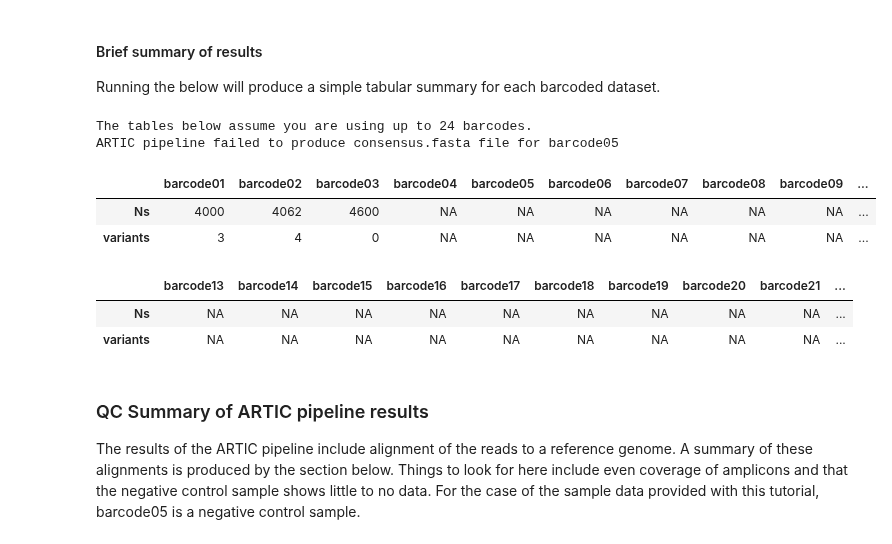
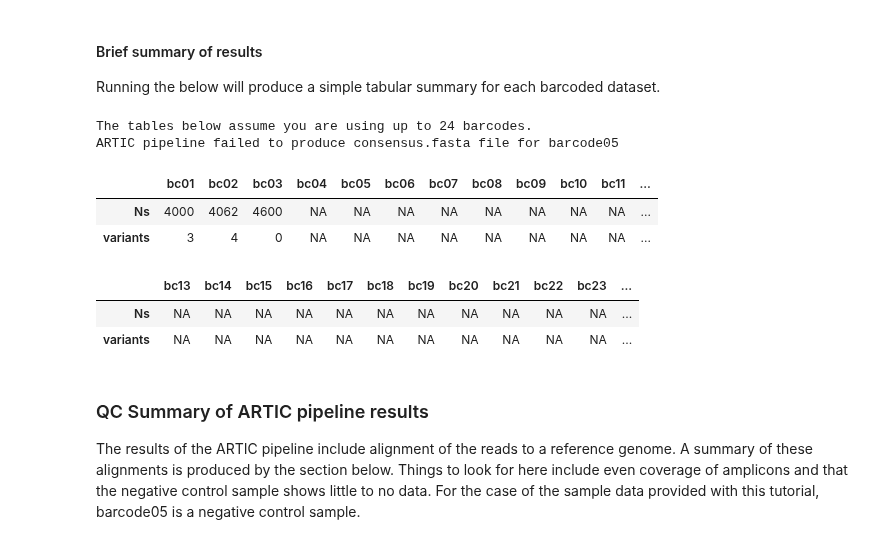
Before and after one commit to genignored/tutorials, a Jupyter notebook: SARS_CoV_2_Analysis_Workflow.ipynb, the cells around one changed output. Cells and saved outputs as stored; diff of their text form; code cells hidden in the pictures.

```diff
--- a/SARS_CoV_2_Analysis_Workflow.ipynb
+++ b/SARS_CoV_2_Analysis_Workflow.ipynb
@@ -119,6 +104,7 @@ import glob
 import os
 import shutil
 
+import aplanat.report
 from epi2melabs import notebook
 
 debug = True
@@ -128,7 +114,7 @@ ref_len = 29903
 input_folder = "/epi2melabs/ncov_tutorial/sample_ncov" #@param {type:"string"}
 output_folder = "/epi2melabs/ncov_tutorial/analysis/" #@param {type:"string"}
 run_name = "run0" #@param {type:"string"}
-overwrite = False #@param {type:"boolean"}
+overwrite = True #@param {type:"boolean"}
 threads =  64#@param {type:"integer"}
 primer_set = "nCoV-2019/V3" #@param ["nCoV-2019/V1", "nCoV-2019/V2", "nCoV-2019/V3"]
 minimum_reads = 30000 #@param {type:"integer"}
@@ -191,3 +177,20 @@ if success:
     !cecho success "Inputs setup correctly."
 else:
     !cecho error "One of more errors occurred finding inputs."
+
+report = aplanat.report.HTMLReport(
+    "SARS-Cov-2 Analysis",
+    "EPI2MELabs summary report for: {}.".format(run_name),
+    require_keys = True)
+report.markdown("""
+###Analysis Parameters
+
+    input: {}
+    primer set: {}
+    minimum reads: {}
+    min. read length: {}
+    max. read length: {}
+    barcode arrangements: {}
+""".format(
+    input_folder, primer_set, minimum_reads, min_read_length, max_read_length,
+    barcode_arrangements) , key="simple preamble")
@@ -458,41 +478,51 @@ for barcode in ('barcode{:02}'.format(x) for x in range(1,25)):
     consensus_file = os.path.join(
         artic_output, barcode, "{}.consensus.fasta".format(run_name))
     vcf_file = os.path.join(
         artic_output, barcode, "{}.pass.vcf.gz".format(run_name))
     recs = 0
     try:
         for record in SeqIO.parse(consensus_file, "fasta"):
             recs += 1
             results[barcode]["Ns"] = record.seq.count("N")
     except FileNotFoundError as e:
         !cecho error "ARTIC pipeline failed to produce consensus.fasta file for $barcode"
         continue
     else:
         if recs != 1:
             !cecho error "ARTIC pipeline produced one than one consensus contig for $barcode"
             continue
     variants = 0
     with gzip.open(vcf_file) as vcf:
         for line in (x.decode() for x in vcf):
             if line.startswith('#'):
                 continue
             variants += 1
     results[barcode]['variants'] = variants
 
-part1 = ['barcode{:02}'.format(x) for x in range(1,13)]
-part2 = ['barcode{:02}'.format(x) for x in range(13,25)]
+
 df = pd.DataFrame.from_dict(results)
+df.columns = ['bc{:02}'.format(x) for x in range(1,25)]
+part1 = ['bc{:02}'.format(x) for x in range(1,13)]
+part2 = ['bc{:02}'.format(x) for x in range(13,25)]
 display(df[part1])
 display(df[part2])
+report.markdown("""
+### Results
+
+The variants discovered per barcode were as follows. `NA` indicated the barcode
+was not present, or that too few reads were obtained for analysis to be performed.
+""", key="results_header")
+report.table(df[part1], key="summary_pt1")
+report.table(df[part2], key="summary_pt2")
 # %% [output]
 The tables below assume you are using up to 24 barcodes.
 ARTIC pipeline failed to produce consensus.fasta file for barcode05
-|  | barcode01 | barcode02 | barcode03 | barcode04 | barcode05 | barcode06 | barcode07 | barcode08 | barcode09 | ... |
-| Ns | 4000 | 4062 | 4600 | NA | NA | NA | NA | NA | NA | ... |
-| variants | 3 | 4 | 0 | NA | NA | NA | NA | NA | NA | ... |
+|  | bc01 | bc02 | bc03 | bc04 | bc05 | bc06 | bc07 | bc08 | bc09 | bc10 | bc11 | ... |
+| Ns | 4000 | 4062 | 4600 | NA | NA | NA | NA | NA | NA | NA | NA | ... |
+| variants | 3 | 4 | 0 | NA | NA | NA | NA | NA | NA | NA | NA | ... |
-|  | barcode13 | barcode14 | barcode15 | barcode16 | barcode17 | barcode18 | barcode19 | barcode20 | barcode21 | ... |
-| Ns | NA | NA | NA | NA | NA | NA | NA | NA | NA | ... |
-| variants | NA | NA | NA | NA | NA | NA | NA | NA | NA | ... |
+|  | bc13 | bc14 | bc15 | bc16 | bc17 | bc18 | bc19 | bc20 | bc21 | bc22 | bc23 | ... |
+| Ns | NA | NA | NA | NA | NA | NA | NA | NA | NA | NA | NA | ... |
+| variants | NA | NA | NA | NA | NA | NA | NA | NA | NA | NA | NA | ... |
 # %% [markdown]
 ### QC Summary of ARTIC pipeline results
 
```
Also changed, not shown: parts of 9 cells of this notebook.
